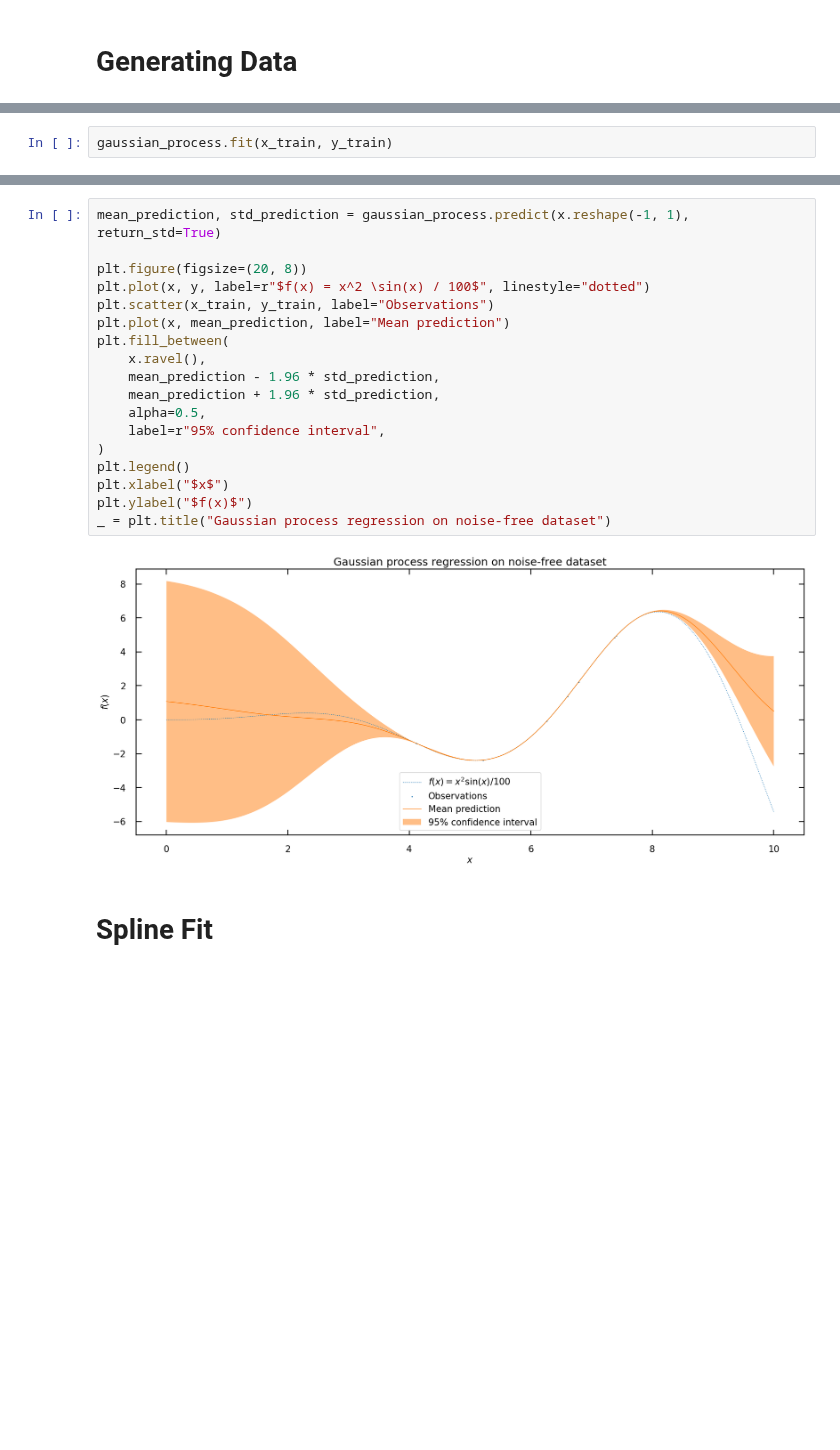
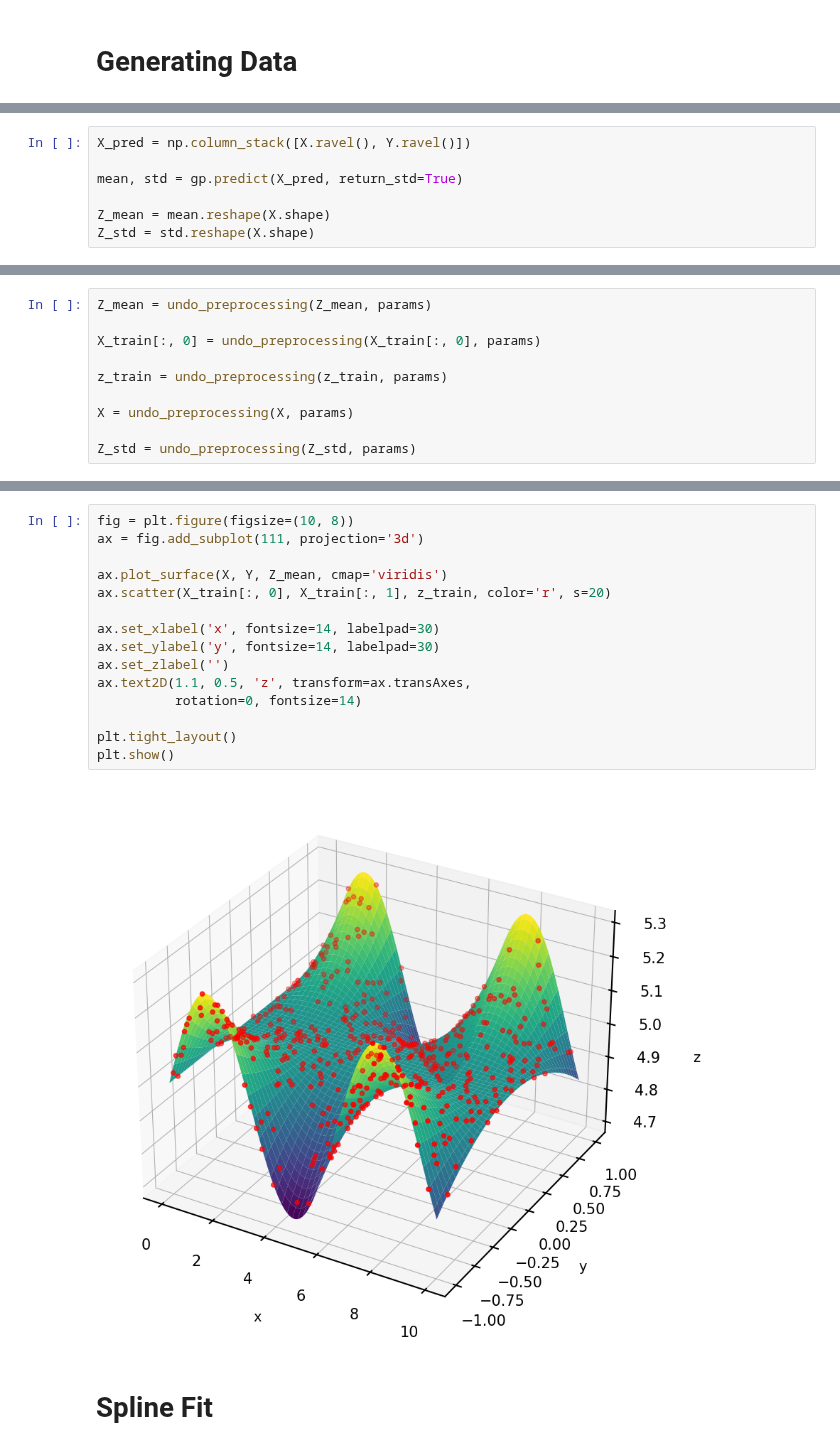
Before and after one commit to AfrozSaqlain/Scientific_Coding, a Jupyter notebook: gaussian_process_regression_2D.ipynb, the cells around one changed output, grey strips where cells are left out. Saved outputs shown, nothing was run; the diff lists cells and outputs as text; blank space fills up the shorter version.

```diff
--- a/gaussian_process_regression_2D.ipynb
+++ b/gaussian_process_regression_2D.ipynb
@@ -21,2 +65,7 @@ gaussian_process = GaussianProcessRegressor(kernel=kernel, n_restarts_optimizer=
 # %%
-gaussian_process.fit(x_train, y_train)
+X_pred = np.column_stack([X.ravel(), Y.ravel()])
+
+mean, std = gp.predict(X_pred, return_std=True)
+
+Z_mean = mean.reshape(X.shape)
+Z_std = std.reshape(X.shape)
@@ -25,0 +72,10 @@ GaussianProcessRegressor(kernel=1**2 * RBF(length_scale=1),
+# %%
+Z_mean = undo_preprocessing(Z_mean, params)
+
+X_train[:, 0] = undo_preprocessing(X_train[:, 0], params)
+
+z_train = undo_preprocessing(z_train, params)
+
+X = undo_preprocessing(X, params)
+
+Z_std = undo_preprocessing(Z_std, params)
@@ -26,23 +106,20 @@ GaussianProcessRegressor(kernel=1**2 * RBF(length_scale=1),
 # %%
-mean_prediction, std_prediction = gaussian_process.predict(x.reshape(-1, 1), return_std=True)
+fig = plt.figure(figsize=(10, 8))
+ax = fig.add_subplot(111, projection='3d')
 
-plt.figure(figsize=(20, 8))
-plt.plot(x, y, label=r"$f(x) = x^2 \sin(x) / 100$", linestyle="dotted")
-plt.scatter(x_train, y_train, label="Observations")
-plt.plot(x, mean_prediction, label="Mean prediction")
-plt.fill_between(
-    x.ravel(),
-    mean_prediction - 1.96 * std_prediction,
-    mean_prediction + 1.96 * std_prediction,
-    alpha=0.5,
-    label=r"95% confidence interval",
-)
-plt.legend()
-plt.xlabel("$x$")
-plt.ylabel("$f(x)$")
-_ = plt.title("Gaussian process regression on noise-free dataset")
+ax.plot_surface(X, Y, Z_mean, cmap='viridis')
+ax.scatter(X_train[:, 0], X_train[:, 1], z_train, color='r', s=20)
+
+ax.set_xlabel('x', fontsize=14, labelpad=30)
+ax.set_ylabel('y', fontsize=14, labelpad=30)
+ax.set_zlabel('')
+ax.text2D(1.1, 0.5, 'z', transform=ax.transAxes,
+          rotation=0, fontsize=14)
+
+plt.tight_layout()
+plt.show()
 # %% [output]
-[figure, old version]
+[figure, new version]
 # %% [markdown]
 # Spline Fit
 # %%
```
Also changed, not shown: parts of 9 cells of this notebook.
